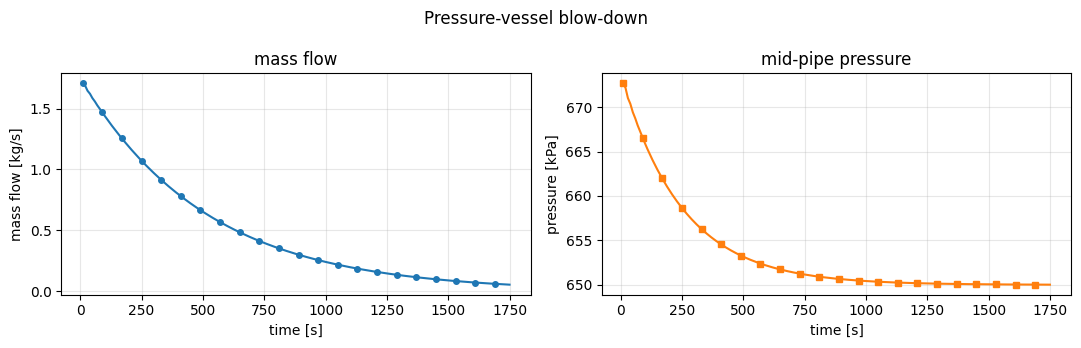
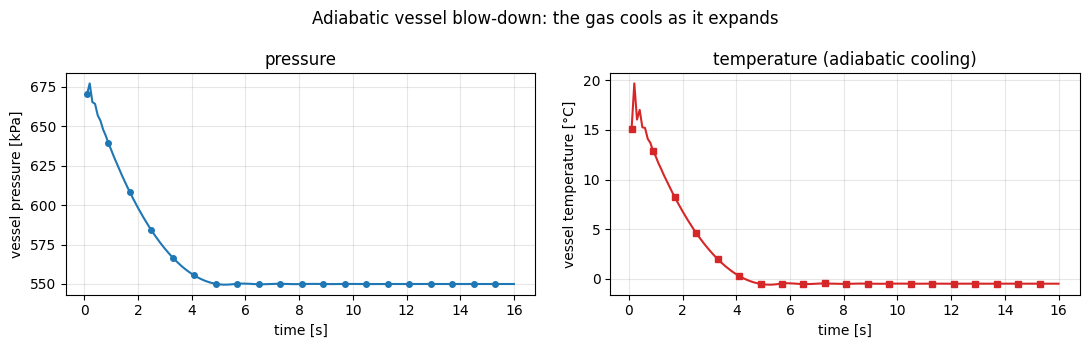
The notebook cell's code change between the first figure and the second:
--- before
+++ after
@@ -1,22 +1,27 @@
 %matplotlib inline
 import matplotlib.pyplot as plt
-from openth import benchmarks
 
-blowdown = benchmarks.build_blowdown()
-hist = blowdown.run(
-    dt=10.0, duration=1750.0,
-    record=("flow:pipe", "p:pipe#c20"),   # mass flow + pressure at a mid-pipe cell
-    alpha=0.6, relaxation=0.6,
-)
+m = th.Model(fluid=th.Fluid("helium"))
+m.add_pipe("tank", "out", length=10.0, diameter=0.05, n_cells=2, name="throttle")
+tank = m.node("tank")
+tank.volume = 8.0          # m^3 vessel
+tank.state.p0 = 700e3      # charged to 700 kPa / 300 K
+tank.state.T = 300.0
+m.pressure_boundary("out", p=550e3, T=300.0)   # discharge to 550 kPa
+
+# Adiabatic (solve_energy=True, no heat source) and released from the charged state.
+hist = m.run(dt=0.1, duration=16.0, record=("p:tank", "T:tank"),
+             alpha=0.6, relaxation=0.4, solve_energy=True, steady_init=False)
 t = hist["t"]
 
 fig, (ax1, ax2) = plt.subplots(1, 2, figsize=(11, 3.5))
-ax1.plot(t, hist["flow:pipe"], marker="o", markevery=8, ms=4)
-ax1.set(xlabel="time [s]", ylabel="mass flow [kg/s]", title="mass flow")
-ax2.plot(t, [p / 1e3 for p in hist["p:pipe#c20"]], marker="s", markevery=8, ms=4, color="C1")
-ax2.set(xlabel="time [s]", ylabel="pressure [kPa]", title="mid-pipe pressure")
+ax1.plot(t, [p / 1e3 for p in hist["p:tank"]], marker="o", markevery=8, ms=4)
+ax1.set(xlabel="time [s]", ylabel="vessel pressure [kPa]", title="pressure")
+ax2.plot(t, [T - 273.15 for T in hist["T:tank"]], marker="s", markevery=8, ms=4, color="C3")
+ax2.set(xlabel="time [s]", ylabel="vessel temperature [°C]",
+        title="temperature (adiabatic cooling)")
 for ax in (ax1, ax2):
     ax.grid(True, alpha=0.3)
-fig.suptitle("Pressure-vessel blow-down")
+fig.suptitle("Adiabatic vessel blow-down: the gas cools as it expands")
 fig.tight_layout()
 plt.show()

Commit: notebook: make the transient demo an adiabatic vessel blow-down